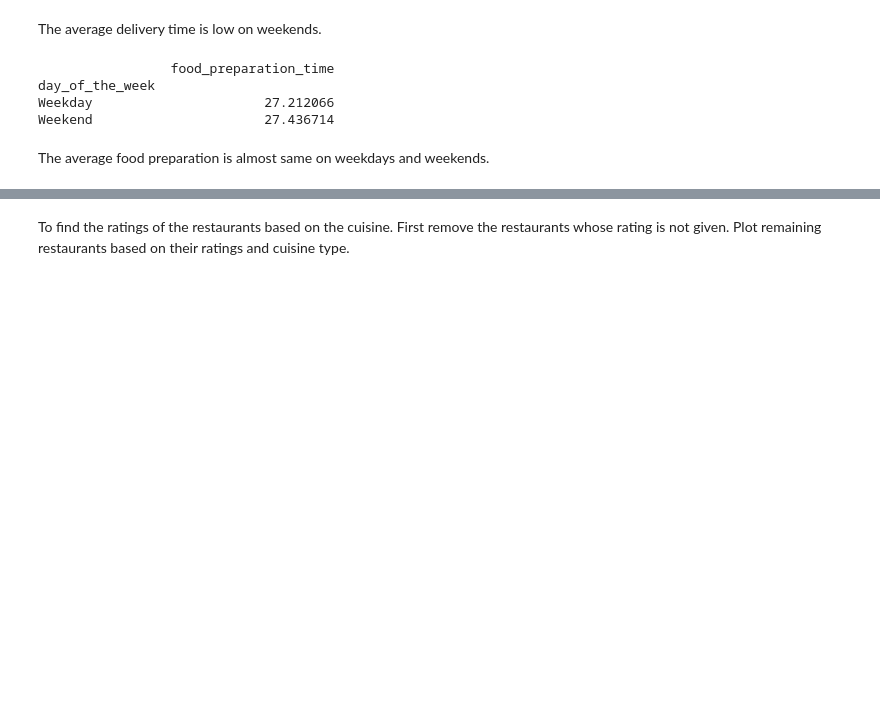
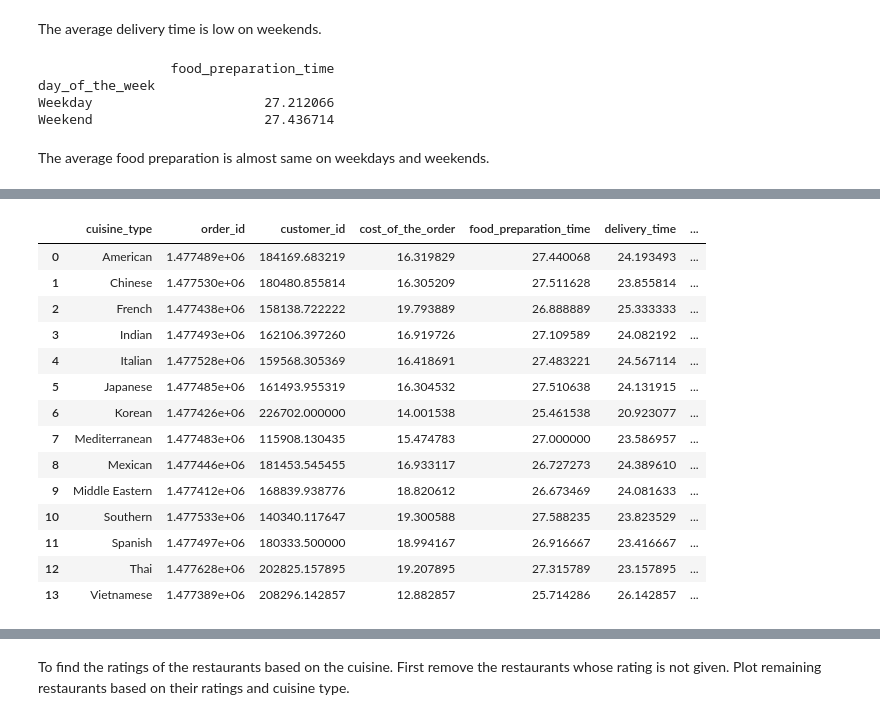
Before and after one commit to amrutad1225/NYCRestaurantsAnalysis, a Jupyter notebook: Analysis_of_New_York_City_restaurants.ipynb, the cells around one changed output, grey strips where cells are left out. Saved outputs shown, nothing was run; the diff lists cells and outputs as text; code cells hidden in the pictures; blank space fills up the shorter version.

```diff
--- a/Analysis_of_New_York_City_restaurants.ipynb
+++ b/Analysis_of_New_York_City_restaurants.ipynb
@@ -102,0 +145,20 @@ The average food preparation is almost same on weekdays and weekends.
+# %%
+average_meal_delivery_time = df.groupby('cuisine_type').mean()
+average_meal_delivery_time = average_meal_delivery_time.reset_index('cuisine_type')
+average_meal_delivery_time
+# %% [output]
+|  | cuisine_type | order_id | customer_id | cost_of_the_order | food_preparation_time | delivery_time | ... |
+| 0 | American | 1.477489e+06 | 184169.683219 | 16.319829 | 27.440068 | 24.193493 | ... |
+| 1 | Chinese | 1.477530e+06 | 180480.855814 | 16.305209 | 27.511628 | 23.855814 | ... |
+| 2 | French | 1.477438e+06 | 158138.722222 | 19.793889 | 26.888889 | 25.333333 | ... |
+| 3 | Indian | 1.477493e+06 | 162106.397260 | 16.919726 | 27.109589 | 24.082192 | ... |
+| 4 | Italian | 1.477528e+06 | 159568.305369 | 16.418691 | 27.483221 | 24.567114 | ... |
+| 5 | Japanese | 1.477485e+06 | 161493.955319 | 16.304532 | 27.510638 | 24.131915 | ... |
+| 6 | Korean | 1.477426e+06 | 226702.000000 | 14.001538 | 25.461538 | 20.923077 | ... |
+| 7 | Mediterranean | 1.477483e+06 | 115908.130435 | 15.474783 | 27.000000 | 23.586957 | ... |
+| 8 | Mexican | 1.477446e+06 | 181453.545455 | 16.933117 | 26.727273 | 24.389610 | ... |
+| 9 | Middle Eastern | 1.477412e+06 | 168839.938776 | 18.820612 | 26.673469 | 24.081633 | ... |
+| 10 | Southern | 1.477533e+06 | 140340.117647 | 19.300588 | 27.588235 | 23.823529 | ... |
+| 11 | Spanish | 1.477497e+06 | 180333.500000 | 18.994167 | 26.916667 | 23.416667 | ... |
+| 12 | Thai | 1.477628e+06 | 202825.157895 | 19.207895 | 27.315789 | 23.157895 | ... |
+| 13 | Vietnamese | 1.477389e+06 | 208296.142857 | 12.882857 | 25.714286 | 26.142857 | ... |
```
Also changed, not shown: parts of 22 cells of this notebook.
